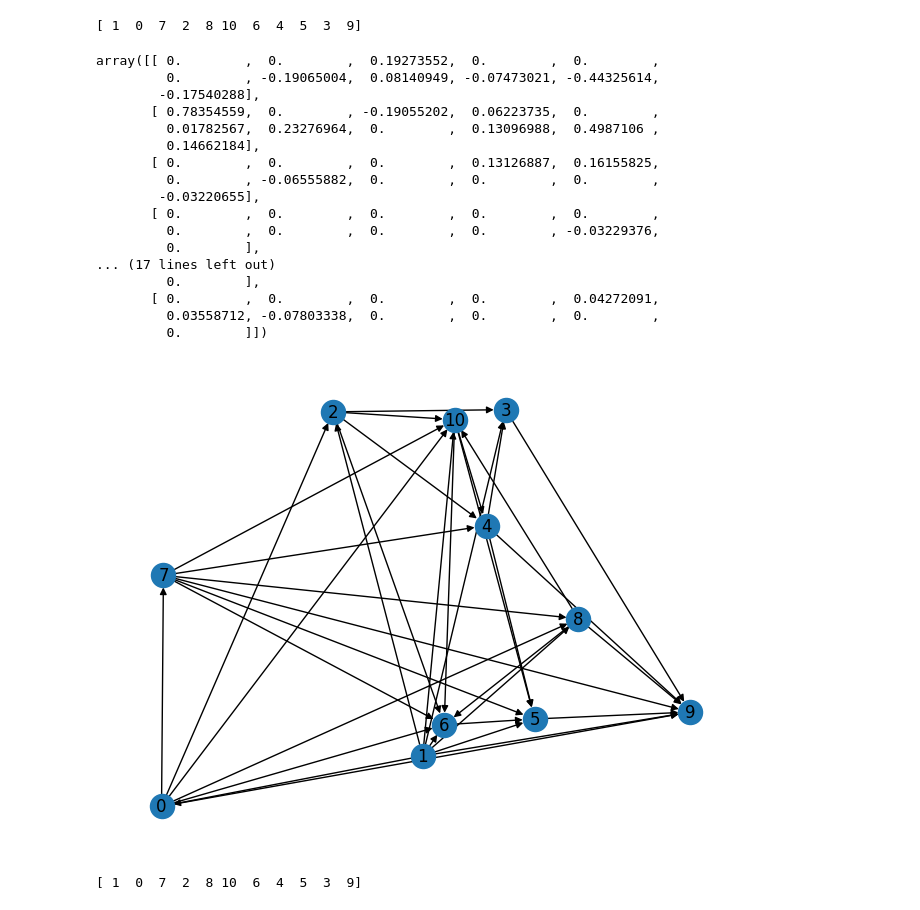
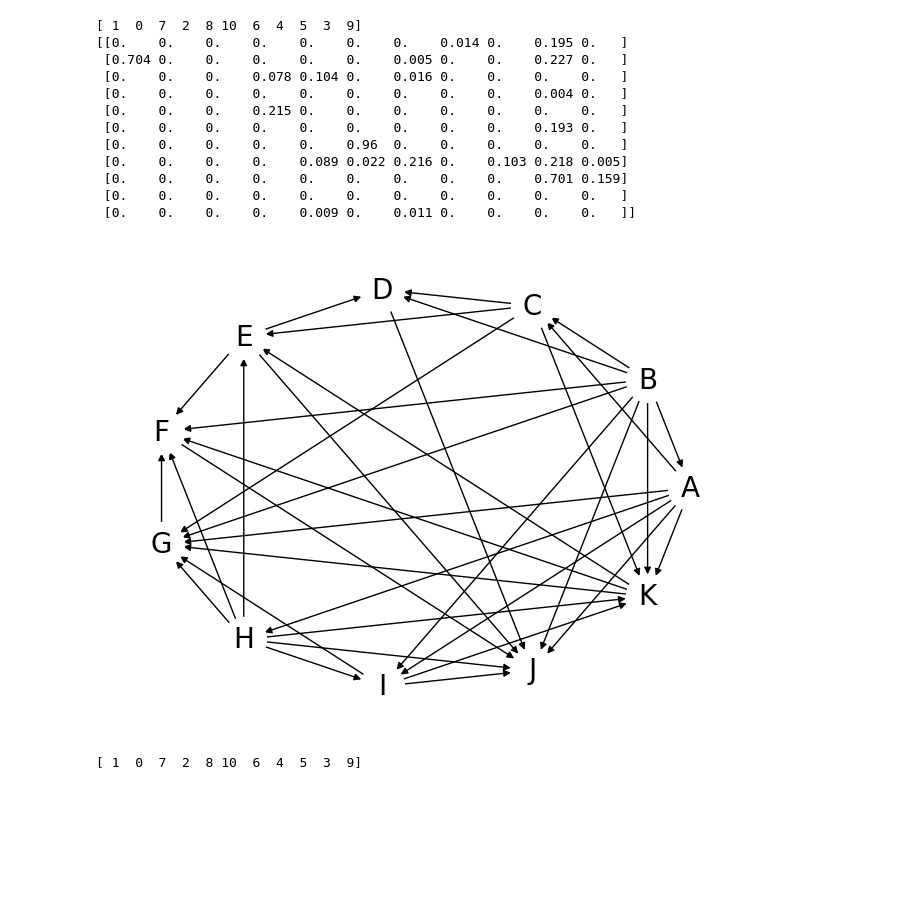
Before and after one commit to Zianor/computational-statistics-1, a Jupyter notebook: assignment01.ipynb, the cells around one changed output. Cells and saved outputs as stored; diff of their text form; code cells hidden in the pictures; blank space fills up the shorter version.

```diff
--- a/assignment01.ipynb
+++ b/assignment01.ipynb
@@ -43,37 +36,35 @@ def sortnregress(X):
     return W
 # %%
 W1 = sortnregress(X)
-W1
+print(np.round(W1, 3))
 # %% [output]
 [ 1  0  7  2  8 10  6  4  5  3  9]
+[[0.    0.    0.    0.    0.    0.    0.    0.014 0.    0.195 0.   ]
+ [0.704 0.    0.    0.    0.    0.    0.005 0.    0.    0.227 0.   ]
+ [0.    0.    0.    0.078 0.104 0.    0.016 0.    0.    0.    0.   ]
+ [0.    0.    0.    0.    0.    0.    0.    0.    0.    0.004 0.   ]
+ [0.    0.    0.    0.215 0.    0.    0.    0.    0.    0.    0.   ]
+ [0.    0.    0.    0.    0.    0.    0.    0.    0.    0.193 0.   ]
+ [0.    0.    0.    0.    0.    0.96  0.    0.    0.    0.    0.   ]
+ [0.    0.    0.    0.    0.089 0.022 0.216 0.    0.103 0.218 0.005]
+ [0.    0.    0.    0.    0.    0.    0.    0.    0.    0.701 0.159]
+ [0.    0.    0.    0.    0.    0.    0.    0.    0.    0.    0.   ]
+ [0.    0.    0.    0.    0.009 0.    0.011 0.    0.    0.    0.   ]]
-array([[ 0.        ,  0.        ,  0.19273552,  0.        ,  0.        ,
-         0.        , -0.19065004,  0.08140949, -0.07473021, -0.44325614,
-        -0.17540288],
-       [ 0.78354559,  0.        , -0.19055202,  0.06223735,  0.        ,
-         0.01782567,  0.23276964,  0.        ,  0.13096988,  0.4987106 ,
-         0.14662184],
-       [ 0.        ,  0.        ,  0.        ,  0.13126887,  0.16155825,
-         0.        , -0.06555882,  0.        ,  0.        ,  0.        ,
-        -0.03220655],
-       [ 0.        ,  0.        ,  0.        ,  0.        ,  0.        ,
-         0.        ,  0.        ,  0.        ,  0.        , -0.03229376,
-         0.        ],
-... (17 lines left out)
-         0.        ],
-       [ 0.        ,  0.        ,  0.        ,  0.        ,  0.04272091,
-         0.03558712, -0.07803338,  0.        ,  0.        ,  0.        ,
-         0.        ]])
 # %%
 # visualize the matrix as a directed graph
 import networkx as nx
 import matplotlib.pyplot as plt
 
-G = nx.DiGraph(W1)
-pos = nx.spring_layout(G)
-nx.draw(G, pos, with_labels=True)
-plt.show()
+def graph(W):
+    G = nx.DiGraph(W)
+    G = nx.relabel_nodes(G, {0: 'A', 1: 'B', 2: 'C', 3: 'D', 4: 'E', 5: 'F', 6: 'G', 7: 'H', 8: 'I', 9: 'J', 10: 'K'})
+    pos = nx.circular_layout(G)
+    nx.draw(G, pos, with_labels=True, node_color='w', node_size=1000, font_size=20)
+    plt.show()
+
+graph(W1)
 # %% [output]
-[figure, old version]
+[figure, new version]
 # %%
 import numpy as np
 from sklearn.linear_model import Lasso, LinearRegression
```
Also changed, not shown: parts of 12 cells of this notebook.
